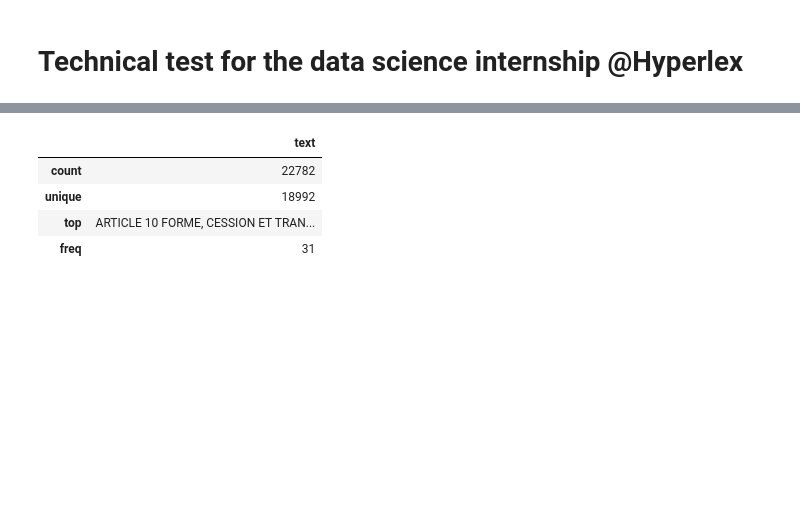
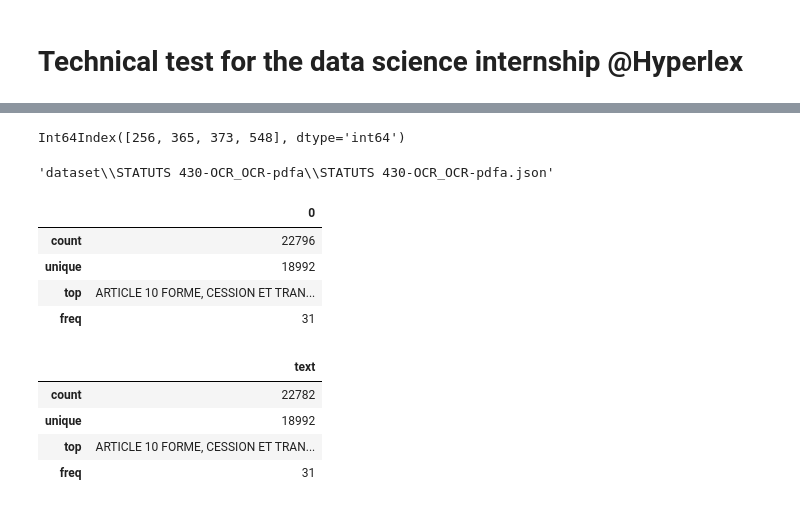
Before and after one commit to alaameloh/Hyperlex_test, a Jupyter notebook: hyperlex_test.ipynb, the cells around one changed output, grey strips where cells are left out. Drawn from its saved outputs; the diff is of its cells as text; code cells hidden in the pictures; blank space fills up the shorter version.

```diff
--- a/hyperlex_test.ipynb
+++ b/hyperlex_test.ipynb
@@ -19,4 +19,4 @@ for file in json_files:
     with open(file) as f:
         data.append(json.load(f)['clauses'][1:])  # starting from one to skip the summary since they contain different informations
                                                   # and could affect the classification
-articles = [article for contract in data for article in contract ]
+contracts_df = pd.DataFrame(data)
@@ -24,0 +57,5 @@ articles_df = pd.DataFrame(articles, columns=['text'])
+# %%
+ix = contracts_df[contracts_df[0].isna()].index
+ix
+# %% [output]
+Int64Index([256, 365, 373, 548], dtype='int64')
@@ -24,0 +64,12 @@ articles_df = pd.DataFrame(articles, columns=['text'])
+# %%
+json_files[256]
+# %% [output]
+'dataset\\STATUTS 430-OCR_OCR-pdfa\\STATUTS 430-OCR_OCR-pdfa.json'
+# %%
+test = pd.DataFrame(contracts_df.values.flatten())
+# %% [output]
+|  | 0 |
+| count | 22796 |
+| unique | 18992 |
+| top | ARTICLE 10 FORME, CESSION ET TRAN... |
+| freq | 31 |
```
Also changed, not shown: parts of 17 cells of this notebook.
